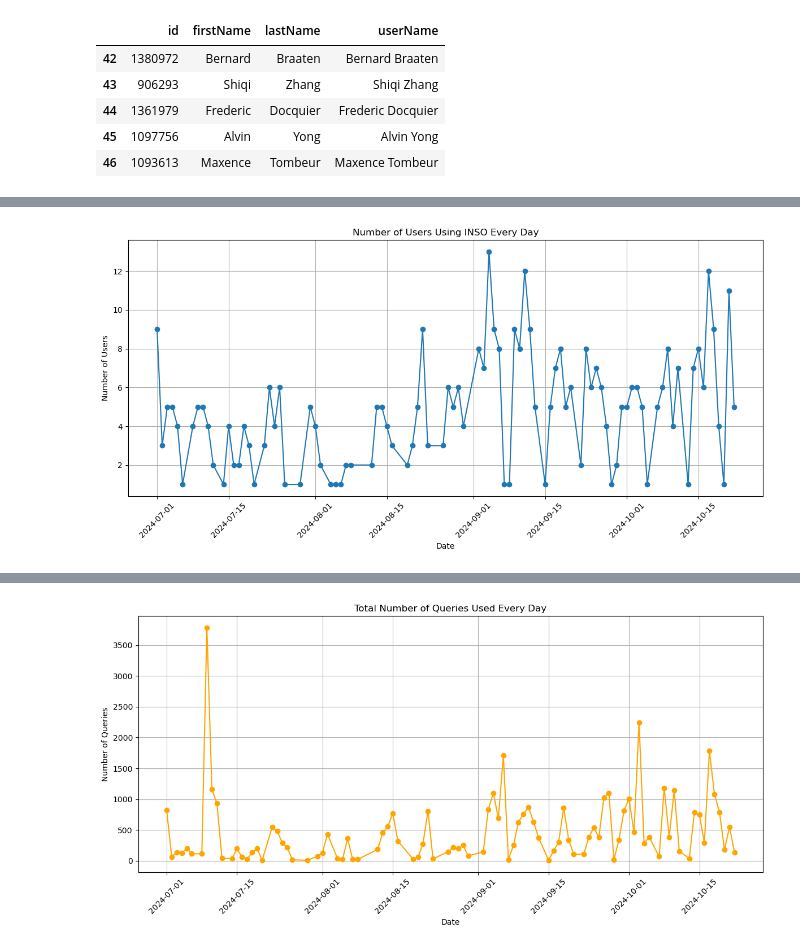
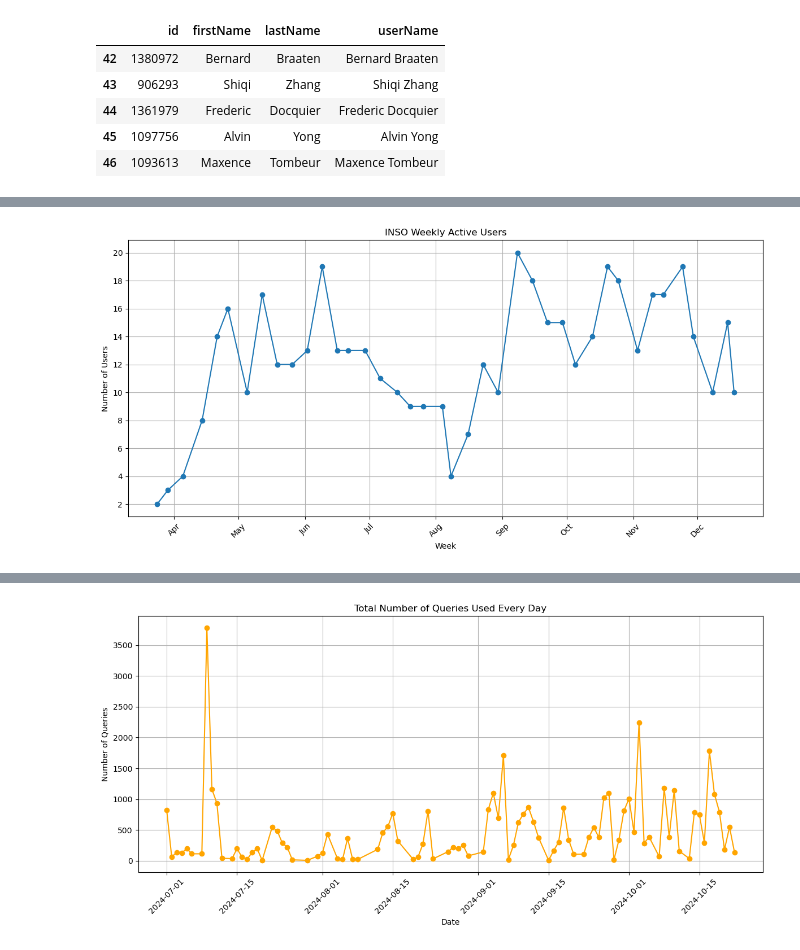
Before and after one commit to Steven-cpp/tableGPT, a Jupyter notebook: test.ipynb, the cells around one changed output, grey strips where cells are left out. Cells and saved outputs as stored; diff of their text form; code cells hidden in the pictures.

```diff
--- a/test.ipynb
+++ b/test.ipynb
@@ -489,24 +485,40 @@ df_users.tail()
 # %%
 import matplotlib.pyplot as plt
 import seaborn as sns
-df_activity = pd.read_csv('./retool_log_Oct.csv', parse_dates=['createdAt', 'updatedAt'])
+df_activity = pd.read_csv('./retool_log_Dec.csv', parse_dates=['createdAt', 'updatedAt'])
+df_activity['userId'] = pd.to_numeric(df_activity['userId'], errors='coerce')
+df_activity = df_activity.dropna(subset=['userId'])
+df_activity['userId'] = df_activity['userId'].astype(int)
+df_activity['createdAt'] = pd.to_datetime(df_activity['createdAt'])
+
 df_with_user_name = df_activity.merge(df_users[['id', 'userName']], how='left', left_on='userId', right_on='id')
 
 df_with_user_name['date'] = df_with_user_name['createdAt'].dt.date
+df_with_user_name['week'] = df_with_user_name['createdAt'].dt.isocalendar().week
+
 df_funds = df_with_user_name.loc[df_with_user_name['pageName'] == 'INSO (funds)']
-# Task 1: DAU Line Chart - Number of users using Retool every day
+
+# Task 1: WAU Line Chart - Number of users using Retool every day
 # Group by 'date' and count unique 'userId's
-dau = df_with_user_name.groupby('date')['userId'].nunique()
+dau = df_with_user_name.groupby('week').agg({'date': 'max', 'userId': 'nunique'})
 
-# Plot the DAU Line Chart
+# Plot the WAU Line Chart
 plt.figure(figsize=(12, 6))
-dau.plot(kind='line', marker='o')
-plt.title('Number of Users Using INSO Every Day')
-plt.xlabel('Date')
+plt.plot(dau['date'], dau['userId'] , marker='o')
+
+# Set x-axis labels as months
+plt.gca().xaxis.set_major_formatter(plt.matplotlib.dates.DateFormatter('%b'))
+plt.gca().xaxis.set_major_locator(plt.matplotlib.dates.MonthLocator())
+
+# Set y-axis labels as integers
+plt.gca().yaxis.set_major_locator(plt.matplotlib.ticker.MaxNLocator(integer=True))
+
+plt.title('INSO Weekly Active Users')
+plt.xlabel('Week')
 plt.ylabel('Number of Users')
 plt.xticks(rotation=45)
 plt.grid(True)
 plt.tight_layout()
 plt.show()
 # %% [output]
-[figure, old version]
+[figure, new version]
```
Also changed, not shown: parts of 8 cells of this notebook, 1 other file.
